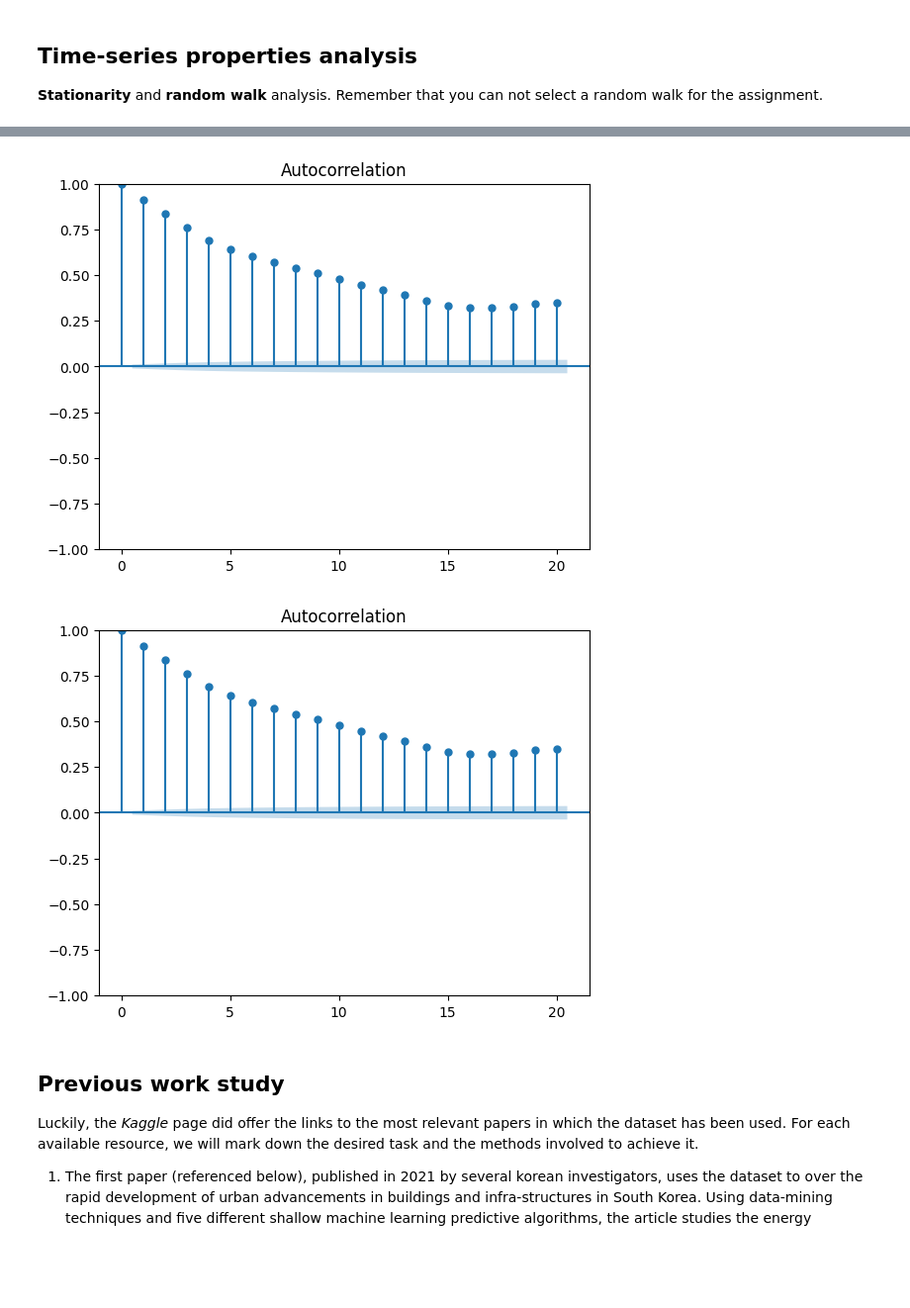
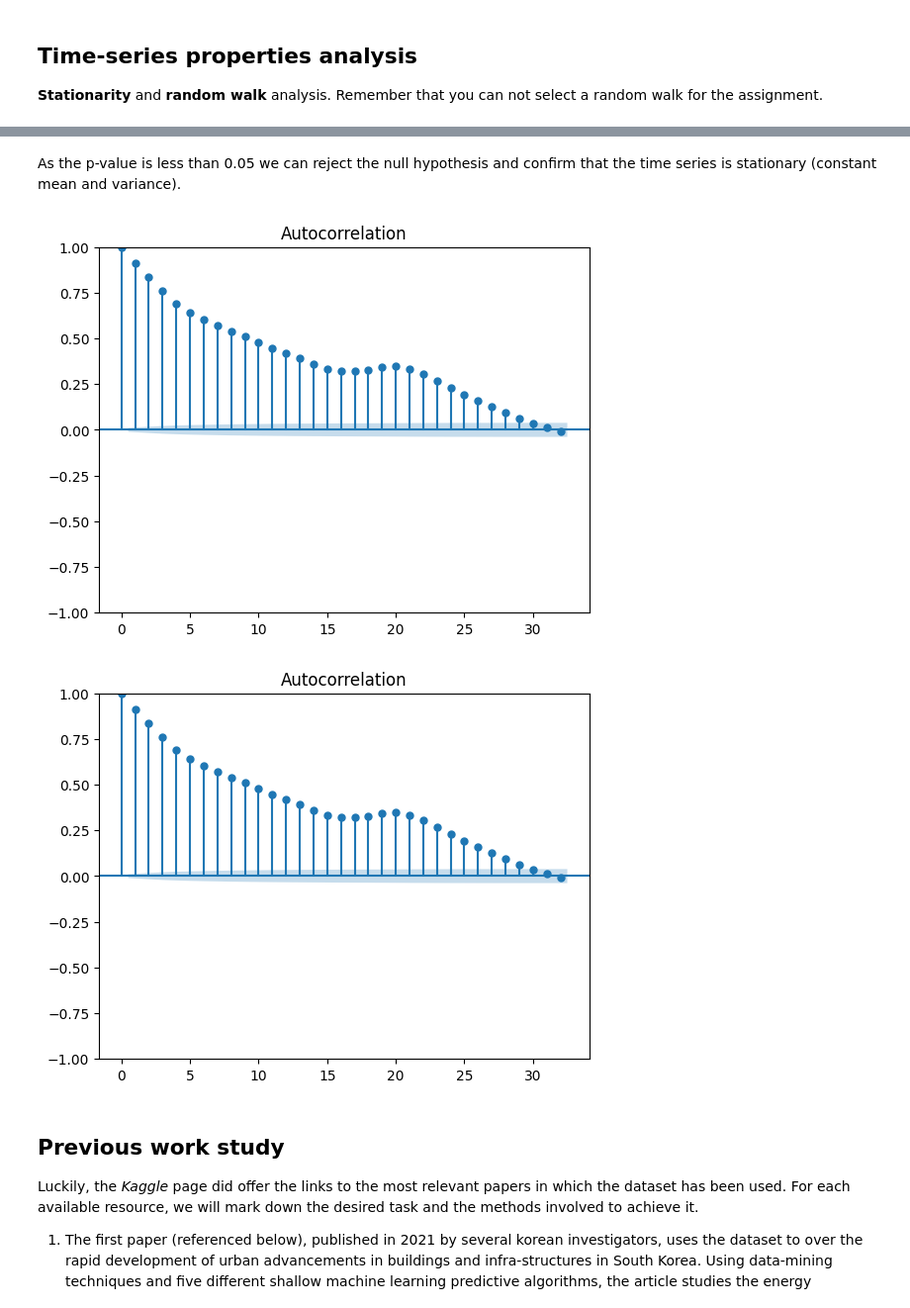
Before and after one commit to DiegoLopezAroca/Multivariate-Time-Series-Forecasting-of-Energy-Consumption-in-the-Steel-Industry, a Jupyter notebook: Project_Proposal.ipynb, the cells around one changed output, grey strips where cells are left out. Shown at 99% size. Cells and saved outputs as stored; diff of their text form; code cells hidden in the pictures; blank space fills up the shorter version.

Commit message:
some insights -- dataset may be random/not stationary

```diff
--- a/Project_Proposal.ipynb
+++ b/Project_Proposal.ipynb
@@ -81,3 +81,6 @@ df.head()
 | 2 | 01/01/2018 00:45 | 3.24 | 3.28 | 0.0 | 0.0 | 70.28 | ... |
 | 3 | 01/01/2018 01:00 | 3.31 | 3.56 | 0.0 | 0.0 | 68.09 | ... |
 | 4 | 01/01/2018 01:15 | 3.82 | 4.50 | 0.0 | 0.0 | 64.72 | ... |
+# %%
+df = pd.read_csv('data/Steel_industry_data.csv')
+df.head()
@@ -197,9 +193,11 @@ p-value: 0.0
+# %% [markdown]
+As the p-value is less than 0.05 we can reject the null hypothesis and confirm that the time series is stationary (constant mean and variance).
 # %%
 # Plus plotting
-plot_acf(df['Usage_kWh'], lags=20) # Apply to the time series column
+plot_acf(df['Usage_kWh'], lags=32) # Apply to the time series column
 # %% [output]
-[figure, old version]
+[figure, new version]
-[figure, old version]
+[figure, new version]
 # %% [markdown]
 ## Previous work study
 Luckily, the *Kaggle* page did offer the links to the most relevant papers in which the dataset has been used. For each available resource, we will mark down the desired task and the methods involved to achieve it.
```
Also changed, not shown: parts of 8 cells of this notebook, 2 other files.
